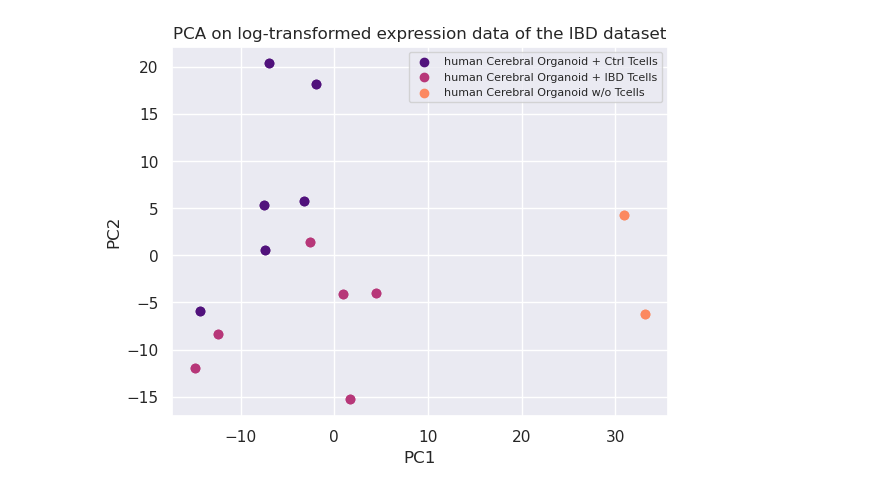
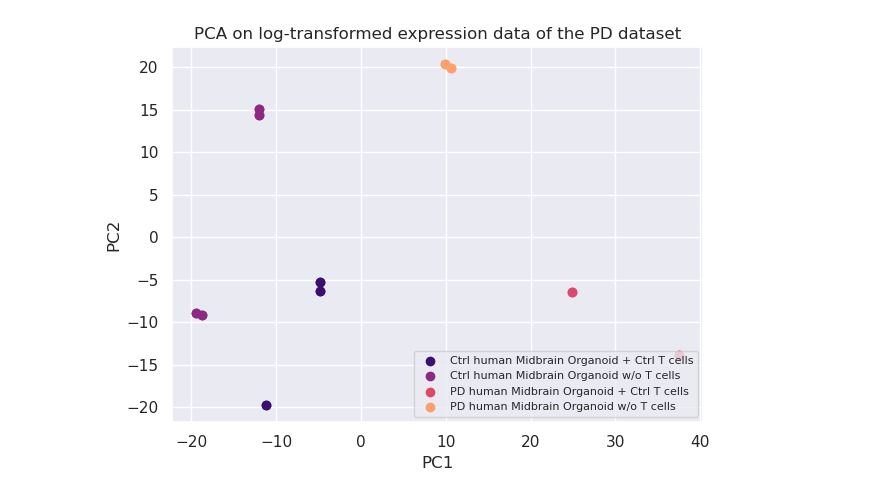
Before and after one commit to bionetslab/sgGSEA, a Jupyter notebook: PCA/PCA.ipynb, the cells around one changed output. Drawn from its saved outputs; the diff is of its cells as text; code cells hidden in the pictures.

```diff
--- a/PCA/PCA.ipynb
+++ b/PCA/PCA.ipynb
@@ -11,7 +11,7 @@ import json
 %autoreload 2
 # %%
 # choose problem: "ibd" or "pd"
-problem = "ibd"
+problem = "pd"
 base_path = f"/data_nfs/je30bery/hiwi/data/{problem}"
 # %%
 # load fpkm values
@@ -40,17 +40,18 @@ transformed = pca.fit_transform(expression_matrix_log.T)
 # %%
 # plot and color by label, save plot
 sns.set_theme("notebook")
 pal = sns.color_palette("magma", len(np.unique(expression_matrix.columns)))
 for i, condition in enumerate(np.unique(expression_matrix.columns)):
     condition_samples = transformed[np.where(expression_matrix.columns == condition)]
     plt.scatter(condition_samples[:,0], condition_samples[:,1], label=condition, color=pal[i])
-plt.legend(fontsize=8)
+plt.legend(fontsize=8, loc="lower right")
 plt.title(f"PCA on log-transformed expression data of the {problem.upper()} dataset")
 plt.xlabel("PC1")
 plt.ylabel("PC2")
+plt.tight_layout()
 plt.savefig(f"/data_nfs/je30bery/hiwi/sgGSEA/PCA/pca_{problem}.pdf")
 # %% [output]
-[figure, old version]
+[figure, new version]
 # %%
 # get the top N features for each principal component
 N=100
```
Also changed, not shown: 36 other files.
